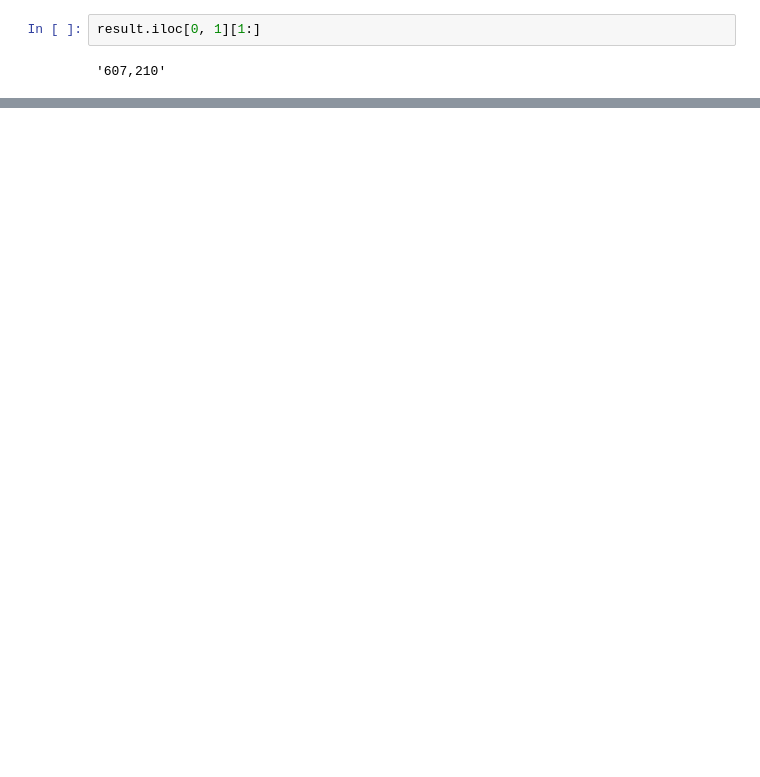
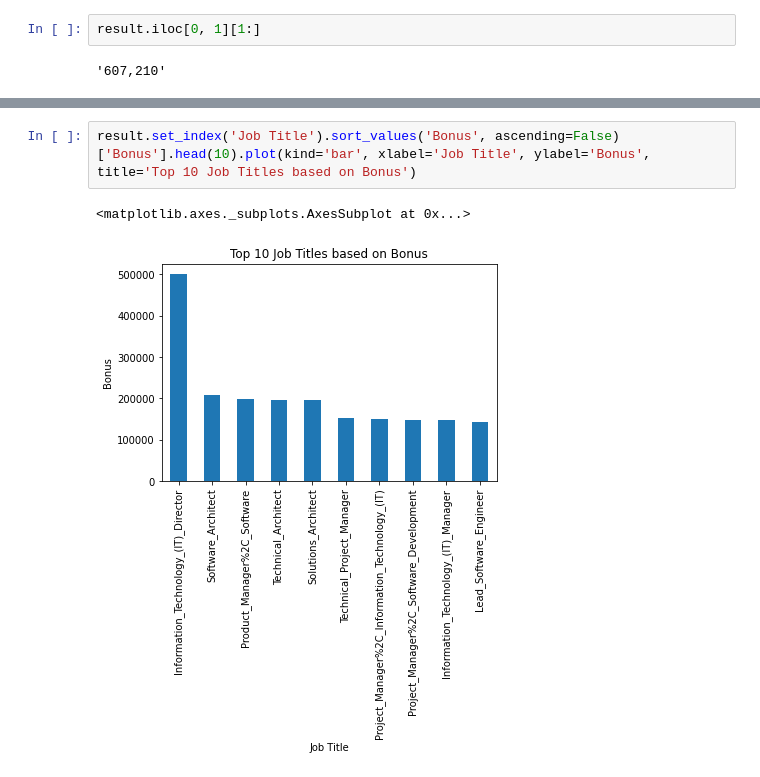
Before and after one commit to saigirishgilly98/Major_Project, a Jupyter notebook: WebScraping.ipynb, the cells around one changed output, grey strips where cells are left out. Cells and saved outputs as stored; diff of their text form; blank space fills up the shorter version.

```diff
--- a/WebScraping.ipynb
+++ b/WebScraping.ipynb
@@ -560,0 +533,5 @@ result['average_salary'].plot(kind='bar')
+# %%
+result.set_index('Job Title').sort_values('Bonus', ascending=False)['Bonus'].head(10).plot(kind='bar', xlabel='Job Title', ylabel='Bonus', title='Top 10 Job Titles based on Bonus')
+# %% [output]
+<matplotlib.axes._subplots.AxesSubplot at 0x...>
+[figure, added]
```
Also changed, not shown: parts of 13 cells of this notebook.
